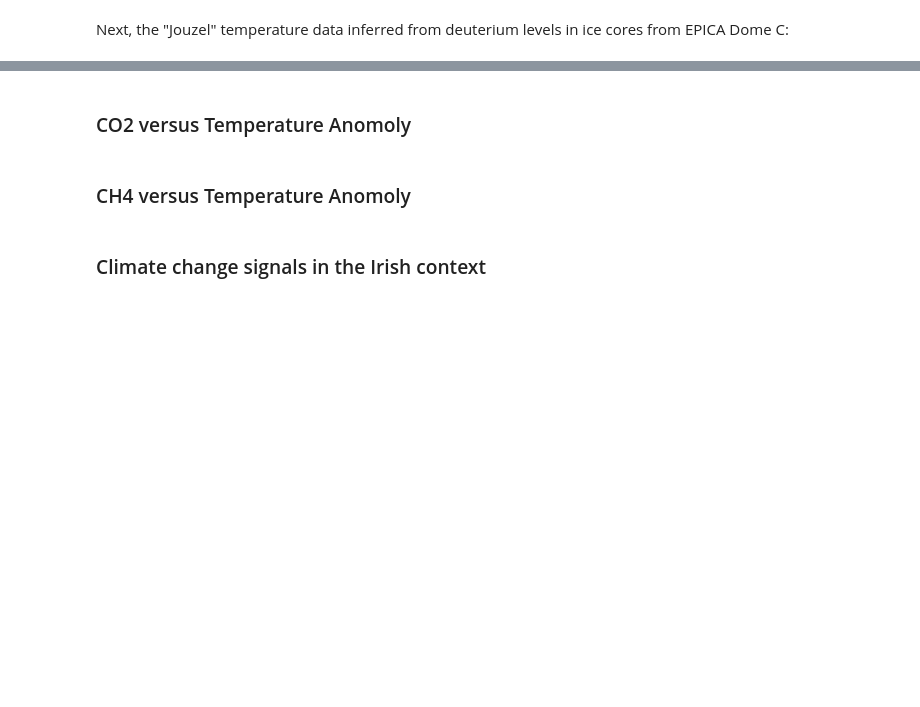
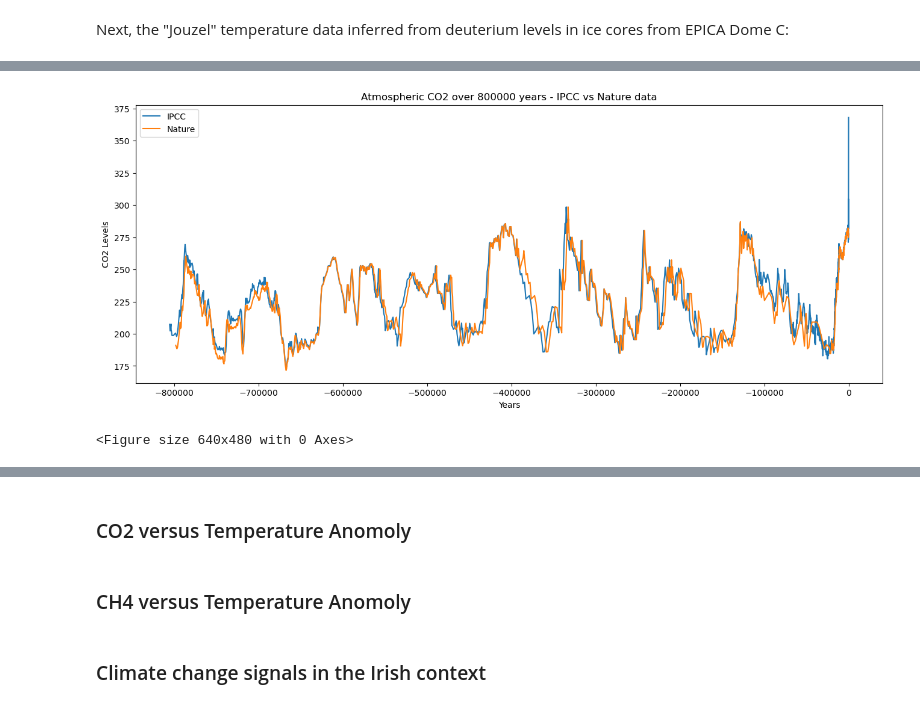
Before and after one commit to jmce22/pfda_project2, a Jupyter notebook: pfda_project2.ipynb, the cells around one changed output, grey strips where cells are left out. Cells and saved outputs as stored; diff of their text form; code cells hidden in the pictures; blank space fills up the shorter version.

Commit message:
comparing IPCC and Nature data for CO2. Combining IPCC and Mauna Loa CO2 datasets

```diff
--- a/pfda_project2.ipynb
+++ b/pfda_project2.ipynb
@@ -55,7 +70,9 @@ df_co2_nature = pd.read_csv("CO2_nature_csv.csv")
 
 df_co2_nature.rename(columns={'EDC3_gas_a (yr)': 'Years ago', 'CO2 (ppmv)': 'CO2'}, inplace=True)
 
-df_co2_nature['Years'] = (df_co2_nature['Years ago']) * -1
+# Since the paper was written in 2007 and the most recent year in the associated dataset is 137 year prior, I have added 16
+# years to the figure for "years ago" when creating the new column 'Years'
+df_co2_nature['Years'] = (df_co2_nature['Years ago'] + 16) * -1
 
 df_co2_nature = df_co2_nature[::-1]
 
@@ -100,0 +159,19 @@ sns.lineplot(x = 'Years ago', y = 'CO2', data = df_co2_nature, color = 'blue')
+# %%
+plt.figure(figsize= (16,6))
+
+sns.lineplot(x='Years', y='CO2', data=df_co2_ipcc, label='IPCC')
+
+sns.lineplot(x='Years', y='CO2', data=df_co2_nature, label='Nature')
+
+plt.title('Atmospheric CO2 over 800000 years - IPCC vs Nature data')
+plt.xlabel('Years')
+plt.ylabel('CO2 Levels')
+
+plt.legend()
+
+plt.show()
+
+plt.savefig('C02_IPCC_vs_Nature.png')
+# %% [output]
+[figure, added]
+<Figure size 640x480 with 0 Axes>
```
Also changed, not shown: parts of 11 cells of this notebook, 1 other file.
